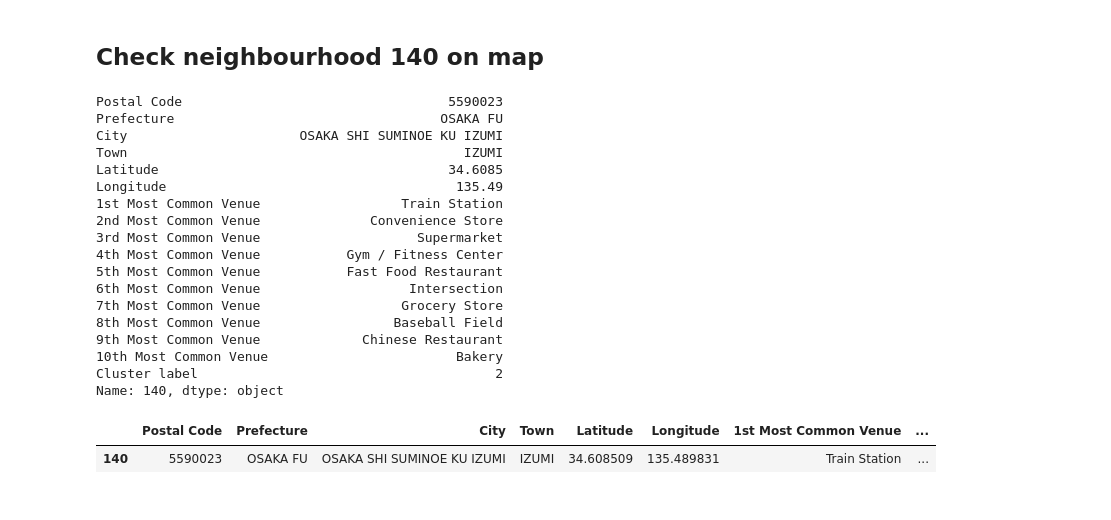
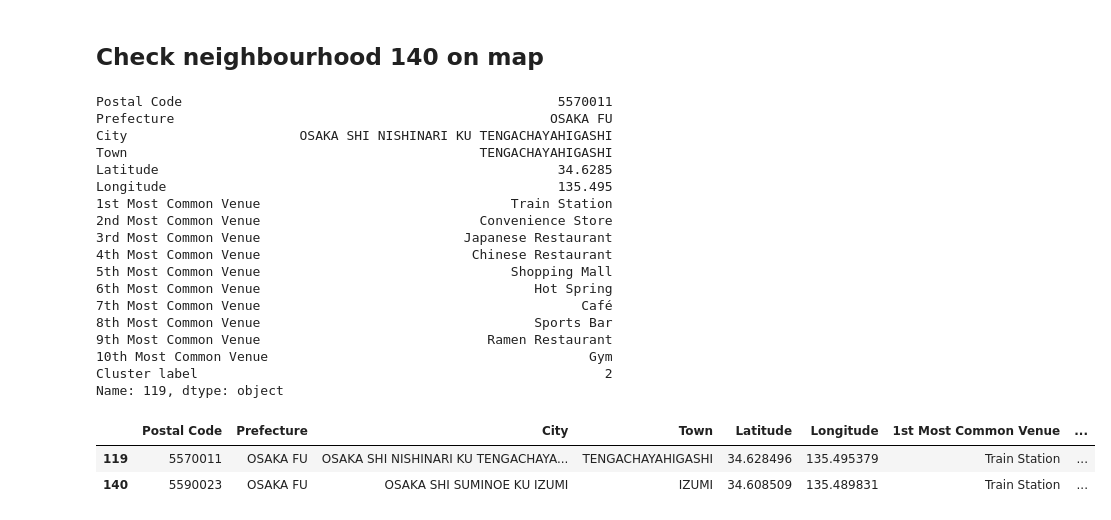
Before and after one commit to cuonghapvn/Coursera_Capstone, a Jupyter notebook: FinalCapstone/Report.ipynb, the cells around one changed output. Drawn from its saved outputs; the diff is of its cells as text; code cells hidden in the pictures.

```diff
--- a/FinalCapstone/Report.ipynb
+++ b/FinalCapstone/Report.ipynb
@@ -978,30 +1083,31 @@ Name: id, dtype: object
 # %% [markdown]
 ## Check neighbourhood 140 on map
 # %%
-neigh_candidates.loc[140]
+neigh_candidates.loc[119]
 # %% [output]
-Postal Code                                  5590023
-Prefecture                                  OSAKA FU
-City                      OSAKA SHI SUMINOE KU IZUMI
-Town                                           IZUMI
-Latitude                                     34.6085
-Longitude                                     135.49
-1st Most Common Venue                  Train Station
-2nd Most Common Venue              Convenience Store
-3rd Most Common Venue                    Supermarket
-4th Most Common Venue           Gym / Fitness Center
-5th Most Common Venue           Fast Food Restaurant
-6th Most Common Venue                   Intersection
-7th Most Common Venue                  Grocery Store
-8th Most Common Venue                 Baseball Field
-9th Most Common Venue             Chinese Restaurant
-10th Most Common Venue                        Bakery
-Cluster label                                      2
-Name: 140, dtype: object
+Postal Code                                                5570011
+Prefecture                                                OSAKA FU
+City                      OSAKA SHI NISHINARI KU TENGACHAYAHIGASHI
+Town                                             TENGACHAYAHIGASHI
+Latitude                                                   34.6285
+Longitude                                                  135.495
+1st Most Common Venue                                Train Station
+2nd Most Common Venue                            Convenience Store
+3rd Most Common Venue                          Japanese Restaurant
+4th Most Common Venue                           Chinese Restaurant
+5th Most Common Venue                                Shopping Mall
+6th Most Common Venue                                   Hot Spring
+7th Most Common Venue                                         Café
+8th Most Common Venue                                   Sports Bar
+9th Most Common Venue                             Ramen Restaurant
+10th Most Common Venue                                         Gym
+Cluster label                                                    2
+Name: 119, dtype: object
 # %%
-final = neigh_candidates[neigh_candidates.index == 140]
+final = neigh_candidates[(neigh_candidates.index == 140) | (neigh_candidates.index == 119)]
 final
 # %% [output]
 |  | Postal Code | Prefecture | City | Town | Latitude | Longitude | 1st Most Common Venue | ... |
+| 119 | 5570011 | OSAKA FU | OSAKA SHI NISHINARI KU TENGACHAYA... | TENGACHAYAHIGASHI | 34.628496 | 135.495379 | Train Station | ... |
 | 140 | 5590023 | OSAKA FU | OSAKA SHI SUMINOE KU IZUMI | IZUMI | 34.608509 | 135.489831 | Train Station | ... |
 # %%
```
Also changed, not shown: parts of 10 cells of this notebook.
